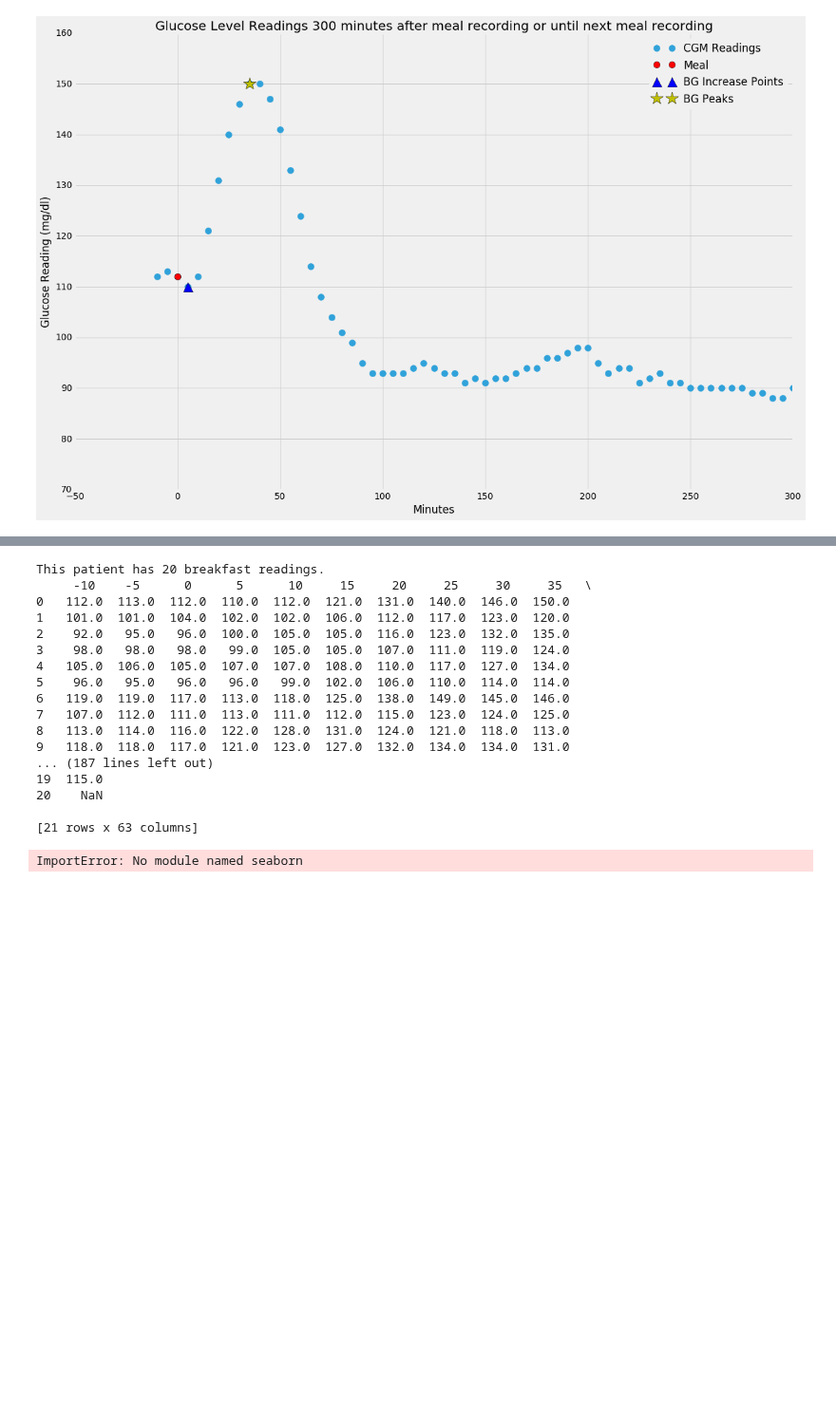
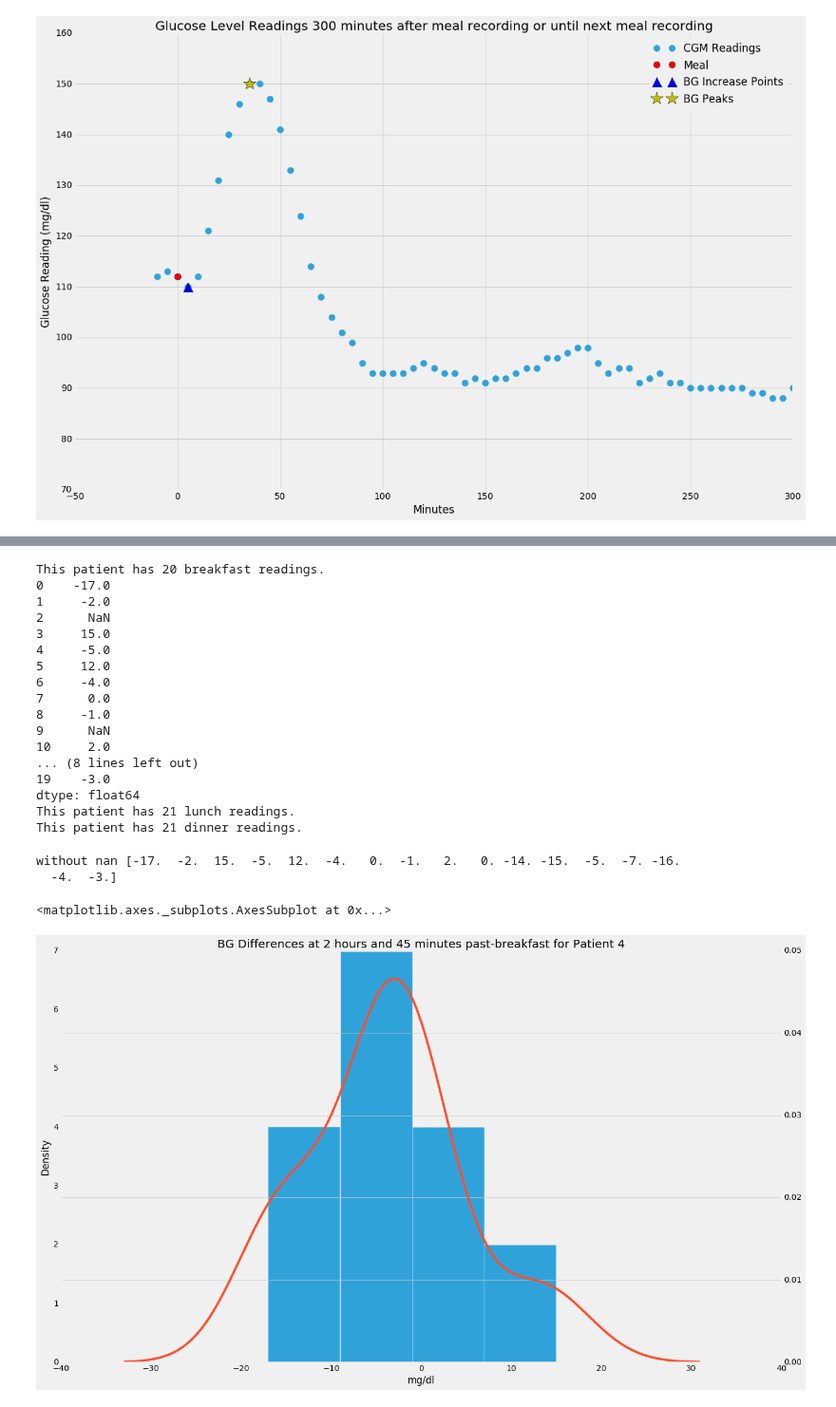
Before and after one commit to SalChem/Diabetic-Project, a Jupyter notebook: Single Polynomials.ipynb, the cells around one changed output, grey strips where cells are left out. Shown at 95% size. Cells and saved outputs as stored; diff of their text form; code cells hidden in the pictures; blank space fills up the shorter version.

```diff
--- a/Single Polynomials.ipynb
+++ b/Single Polynomials.ipynb
@@ -933,15 +953,15 @@ breakfast_surrounding_lp_df = breakfast_surrounding_lp_df.reset_index(drop=True)
 
 ####This is the implementation of distribution fitting, we take the difference of blood glucose levels at a certain time instance minus the bg at the time of the meal
 
-print_full(breakfast_df)
+#print_full(breakfast_df)
 
 #the column 2 here represents the instance of the meal
-print breakfast_df[breakfast_df.columns[2]]
+#print breakfast_df[breakfast_df.columns[2]]
 
-print_full(breakfast_surrounding_lp_df['mg/dL'])
+#print_full(breakfast_surrounding_lp_df['mg/dL'])
 
 #the index (30/5)+2 = 8 represents the index at 30minutes
-bg_difference = breakfast_df[breakfast_df.columns[8]] - breakfast_surrounding_lp_df['mg/dL']
+bg_difference = breakfast_df[breakfast_df.columns[35]] - breakfast_surrounding_lp_df['mg/dL']
 print (bg_difference)
 
 #########################
@@ -962,6 +982,12 @@ print "This patient has", len(lunch_df), "lunch readings."
 lunch_surrounding_lp_df.drop(lunch_surrounding_lp_df.index[lunch_meals],axis=0,inplace=True)
 lunch_surrounding_lp_df = lunch_surrounding_lp_df.reset_index(drop=True)
 
+
+# #the index (30/5)+2 = 8 represents the index at 30minutes
+# bg_difference = lunch_df[lunch_df.columns[11]] - lunch_surrounding_lp_df['mg/dL']
+# print (bg_difference)
+
+
 lunch_peak_df.drop(lunch_peak_df.index[lunch_meals],axis=0,inplace=True)
 lunch_peak_df = lunch_peak_df.reset_index(drop=True)
 
@@ -978,6 +1004,11 @@ print "This patient has", len(dinner_df), "dinner readings."
 dinner_surrounding_lp_df.drop(dinner_surrounding_lp_df.index[dinner_meals],axis=0,inplace=True)
 dinner_surrounding_lp_df = dinner_surrounding_lp_df.reset_index(drop=True)
 
+# #the index (30/5)+2 = 8 represents the index at 30minutes
+# bg_difference = dinner_df[dinner_df.columns[23]] - dinner_surrounding_lp_df['mg/dL']
+# print (bg_difference)
+
+
 dinner_peak_df.drop(dinner_peak_df.index[dinner_meals],axis=0,inplace=True)
 dinner_peak_df = dinner_peak_df.reset_index(drop=True)
 
@@ -989,7 +1020,7 @@ for i in range(len(remove_dinner_x)):
 #dinner_df.describe()
 #print len(dinner_df)
 
-print_full (dinner_df)
+#print_full (dinner_df)
 
 #dinner_df.to_csv('Patient1_dinner_df.csv', sep='\t', encoding='utf-8')
 dinner_df.to_csv('Patient1_dinner_df.csv', index=False)
@@ -997,26 +1028,39 @@ lunch_df.to_csv('Patient1_lunch_df.csv', index=False)
 breakfast_df.to_csv('Patient1_breakfast_df.csv', index=False)
 # %% [output]
 This patient has 20 breakfast readings.
-     -10    -5      0      5      10     15     20     25     30     35   \
-0   112.0  113.0  112.0  110.0  112.0  121.0  131.0  140.0  146.0  150.0
-1   101.0  101.0  104.0  102.0  102.0  106.0  112.0  117.0  123.0  120.0
-2    92.0   95.0   96.0  100.0  105.0  105.0  116.0  123.0  132.0  135.0
-3    98.0   98.0   98.0   99.0  105.0  105.0  107.0  111.0  119.0  124.0
-4   105.0  106.0  105.0  107.0  107.0  108.0  110.0  117.0  127.0  134.0
-5    96.0   95.0   96.0   96.0   99.0  102.0  106.0  110.0  114.0  114.0
-6   119.0  119.0  117.0  113.0  118.0  125.0  138.0  149.0  145.0  146.0
-7   107.0  112.0  111.0  113.0  111.0  112.0  115.0  123.0  124.0  125.0
-8   113.0  114.0  116.0  122.0  128.0  131.0  124.0  121.0  118.0  113.0
-9   118.0  118.0  117.0  121.0  123.0  127.0  132.0  134.0  134.0  131.0
-... (187 lines left out)
-19  115.0
-20    NaN
-
-[21 rows x 63 columns]
+0    -17.0
+1     -2.0
+2      NaN
+3     15.0
+4     -5.0
+5     12.0
+6     -4.0
+7      0.0
+8     -1.0
+9      NaN
+10     2.0
+... (8 lines left out)
+19    -3.0
+dtype: float64
+This patient has 21 lunch readings.
+This patient has 21 dinner readings.
-# %%
-import seaborn as sns
-sns.set(color_codes=True)
-np.random.seed(sum(map(ord, "distributions")))
-sns.distplot(bg_difference);
-# %% [output]
-ImportError: No module named seaborn
+# %%
+from scipy import stats
+plt.figure(figsize=(20,12))
+plt.xlabel('mg/dl')
+plt.title('BG Differences at 2 hours and 45 minutes past-breakfast for Patient 4')
+
+data = bg_difference
+data = data[~np.isnan(data)]
+print "without nan", data.as_matrix()
+
+ax = data.plot(kind='hist', bins=4, range=(data.min(), data.max()))
+data.plot(kind='kde', ax=ax, secondary_y=True)
+#plt.hist(data, bins=6)
+#data.plot(kind='density')
+#plt.show()
+# %% [output]
+without nan [-17.  -2.  15.  -5.  12.  -4.   0.  -1.   2.   0. -14. -15.  -5.  -7. -16.
+  -4.  -3.]
+<matplotlib.axes._subplots.AxesSubplot at 0x...>
+[figure, added]
```
Also changed, not shown: parts of 6 cells of this notebook.
